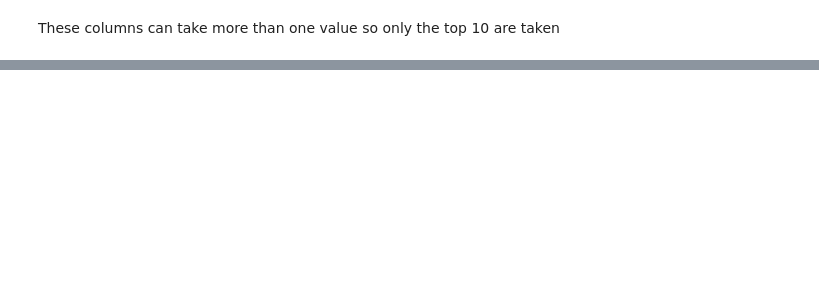
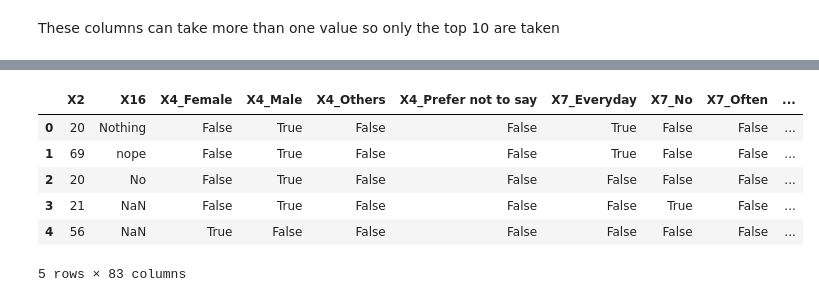
Before and after one commit to defonotananya/minorproject, a Jupyter notebook: testcode/pp1.ipynb, the cells around one changed output, grey strips where cells are left out. Saved outputs shown, nothing was run; the diff lists cells and outputs as text; code cells hidden in the pictures; blank space fills up the shorter version.

```diff
--- a/testcode/pp1.ipynb
+++ b/testcode/pp1.ipynb
@@ -22,0 +32,29 @@ print(data.head())
+# %%
+data['X3'] = data['X3'].str.strip().str.lower().replace({
+    'uttar pradesh': 'Uttar Pradesh',
+    'up': 'Uttar Pradesh',
+    'madhya pradesh': 'Madhya Pradesh',
+    'mp': 'Madhya Pradesh',
+    'maharashtra': 'Maharashtra',
+    'maharastra': 'Maharashtra',
+    'mahrashtra': 'Maharashtra',
+    'haryana': 'Haryana',
+    'odisha': 'Odisha',
+    'west bengal': 'West Bengal',
+    'chhattisgarh': 'Chhattisgarh',
+    'karnataka': 'Karnataka',
+    'delhi': 'Delhi',
+    'bhubaneswar': 'Odisha',
+    'faridabad': 'Haryana',
+    'delhi': 'Delhi',
+    'rajasthan': 'Rajasthan',
+    'rajisthan': 'Rajasthan',
+    'tamil nadu': 'Tamil Nadu',
+    'Karnataka': 'Karnataka',
+    'delhi ncr': 'Delhi',
+})
+
+# Get the unique values in the cleaned Location column
+unique_locations = data['X3'].unique()
+
+print(unique_locations)
@@ -79,3 +122,26 @@ print(data_encoded.head())
+# %%
+def merge_columns(row):
+    if row['X18'] == 'Yes':
+        return True
+    elif row['X17'] == 'Yes':
+        return True
+    else:
+        return False
+
+# Apply the function to create the new column
+data_encoded['Output'] = data_encoded.apply(merge_columns, axis=1)
+data_encoded.drop(['X18', 'X17'], axis=1, inplace=True)
+
+# Display the DataFrame with the merged column
+data_encoded.head()
+# %% [output]
+|  | X2 | X16 | X4_Female | X4_Male | X4_Others | X4_Prefer not to say | X7_Everyday | X7_No | X7_Often | ... |
+| 0 | 20 | Nothing | False | True | False | False | True | False | False | ... |
+| 1 | 69 | nope | False | True | False | False | True | False | False | ... |
+| 2 | 20 | No | False | True | False | False | False | False | False | ... |
+| 3 | 21 | NaN | False | True | False | False | False | True | False | ... |
+| 4 | 56 | NaN | True | False | False | False | False | False | False | ... |
+5 rows × 83 columns
 # %%
 
 data_encoded.to_csv('encoded_data.csv', index=False)
```
Also changed, not shown: parts of 4 cells of this notebook, 10 other files.
